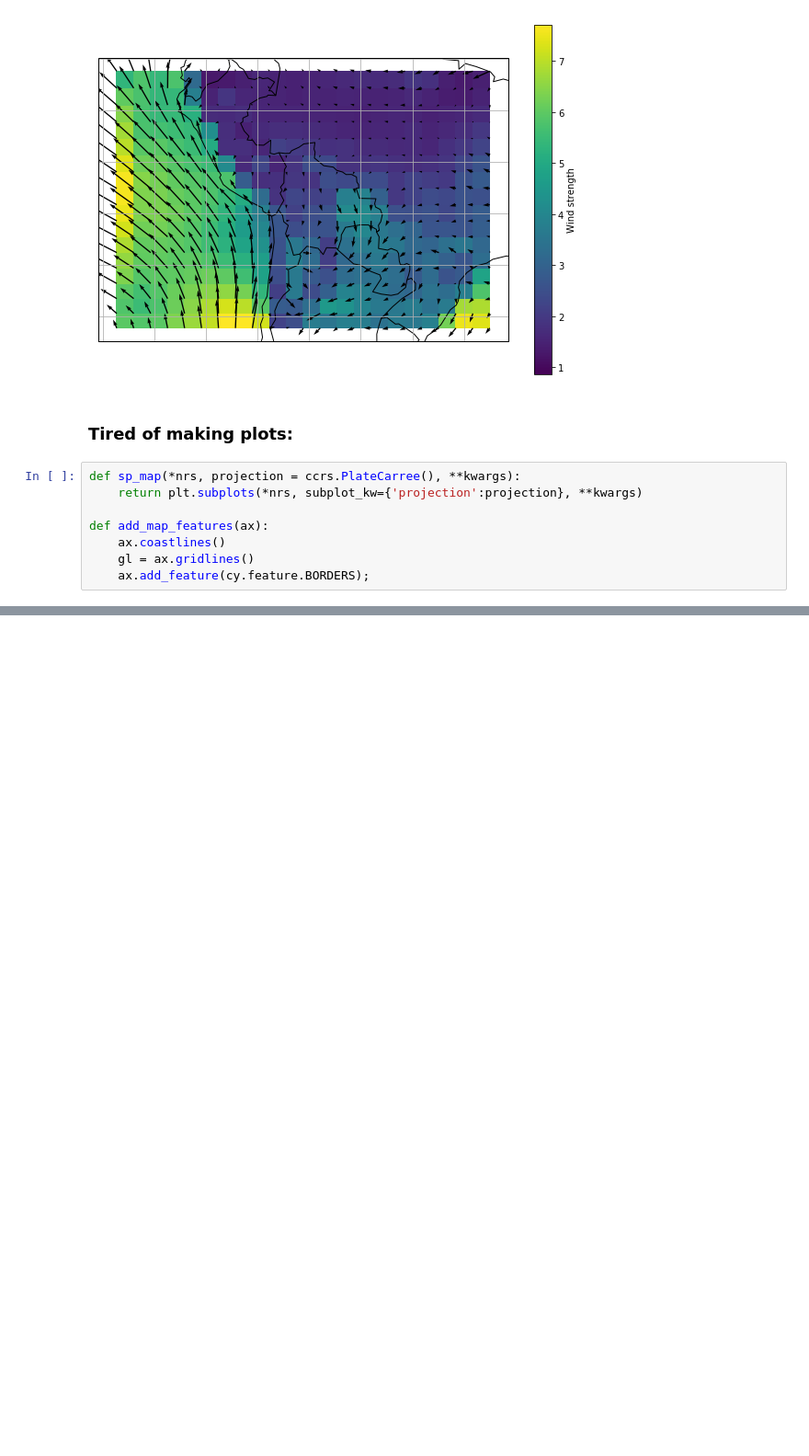
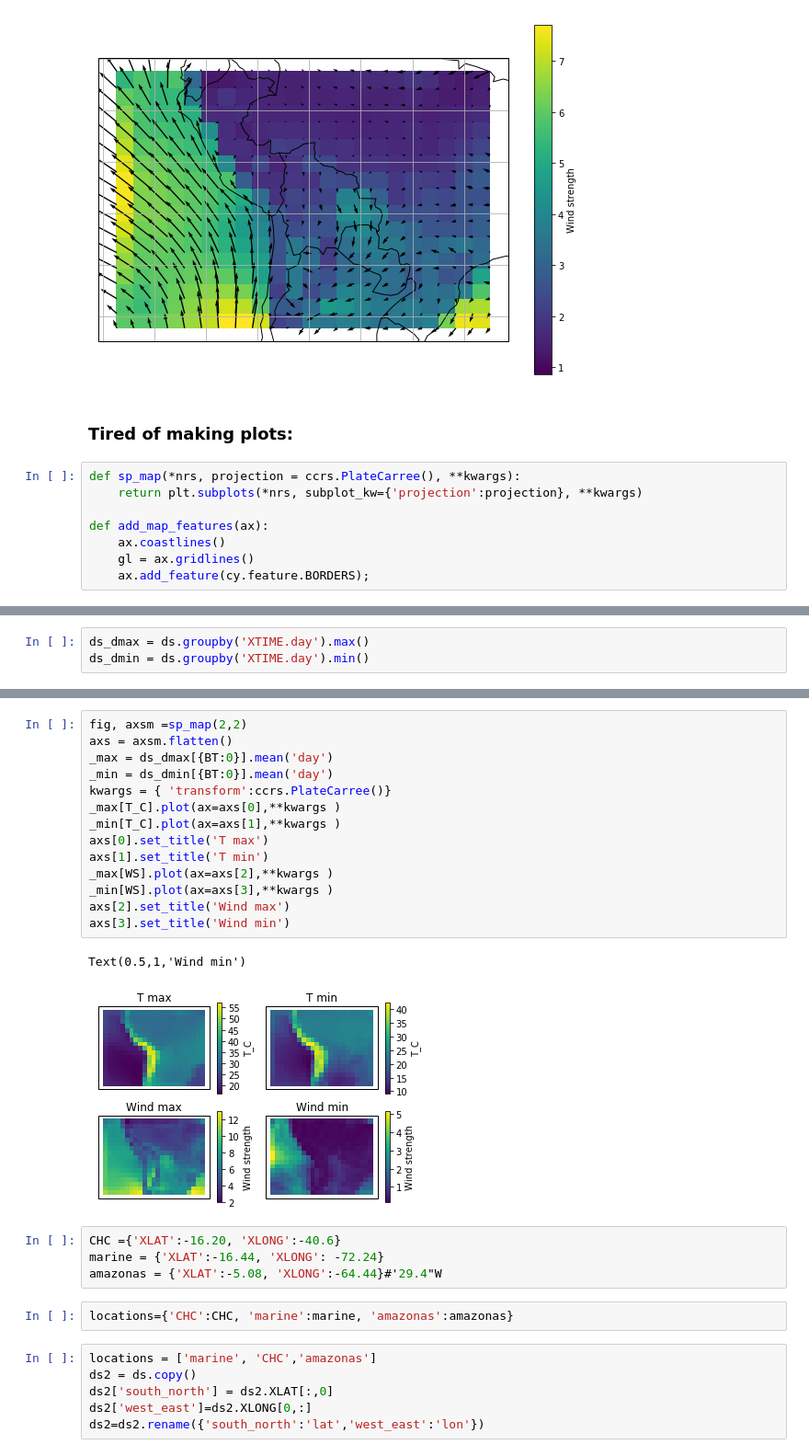
Before and after one commit to daliagachc/negi-stuff, a Jupyter notebook: negi_stuff/presentations/intro_jlab/02-_sub_Sara.ipynb, the cells around one changed output, grey strips where cells are left out. Shown at 92% size. Saved outputs shown, nothing was run; the diff lists cells and outputs as text; blank space fills up the shorter version.

```diff
--- a/negi_stuff/presentations/intro_jlab/02-_sub_Sara.ipynb
+++ b/negi_stuff/presentations/intro_jlab/02-_sub_Sara.ipynb
@@ -107,0 +130,3 @@ for mo, ax in zip(T_mm['month'], axs.flatten()):
+# %%
+ds_dmax = ds.groupby('XTIME.day').max()
+ds_dmin = ds.groupby('XTIME.day').min()
@@ -107,0 +150,29 @@ for mo, ax in zip(T_mm['month'], axs.flatten()):
+# %%
+fig, axsm =sp_map(2,2)
+axs = axsm.flatten()
+_max = ds_dmax[{BT:0}].mean('day')
+_min = ds_dmin[{BT:0}].mean('day')
+kwargs = { 'transform':ccrs.PlateCarree()}
+_max[T_C].plot(ax=axs[0],**kwargs )
+_min[T_C].plot(ax=axs[1],**kwargs )
+axs[0].set_title('T max')
+axs[1].set_title('T min')
+_max[WS].plot(ax=axs[2],**kwargs )
+_min[WS].plot(ax=axs[3],**kwargs )
+axs[2].set_title('Wind max')
+axs[3].set_title('Wind min')
+# %% [output]
+Text(0.5,1,'Wind min')
+[figure, added]
+# %%
+CHC ={'XLAT':-16.20, 'XLONG':-40.6}
+marine = {'XLAT':-16.44, 'XLONG': -72.24}
+amazonas = {'XLAT':-5.08, 'XLONG':-64.44}#'29.4"W
+# %%
+locations={'CHC':CHC, 'marine':marine, 'amazonas':amazonas}
+# %%
+locations = ['marine', 'CHC','amazonas']
+ds2 = ds.copy()
+ds2['south_north'] = ds2.XLAT[:,0]
+ds2['west_east']=ds2.XLONG[0,:]
+ds2=ds2.rename({'south_north':'lat','west_east':'lon'})
```
Also changed, not shown: parts of 10 cells of this notebook.
